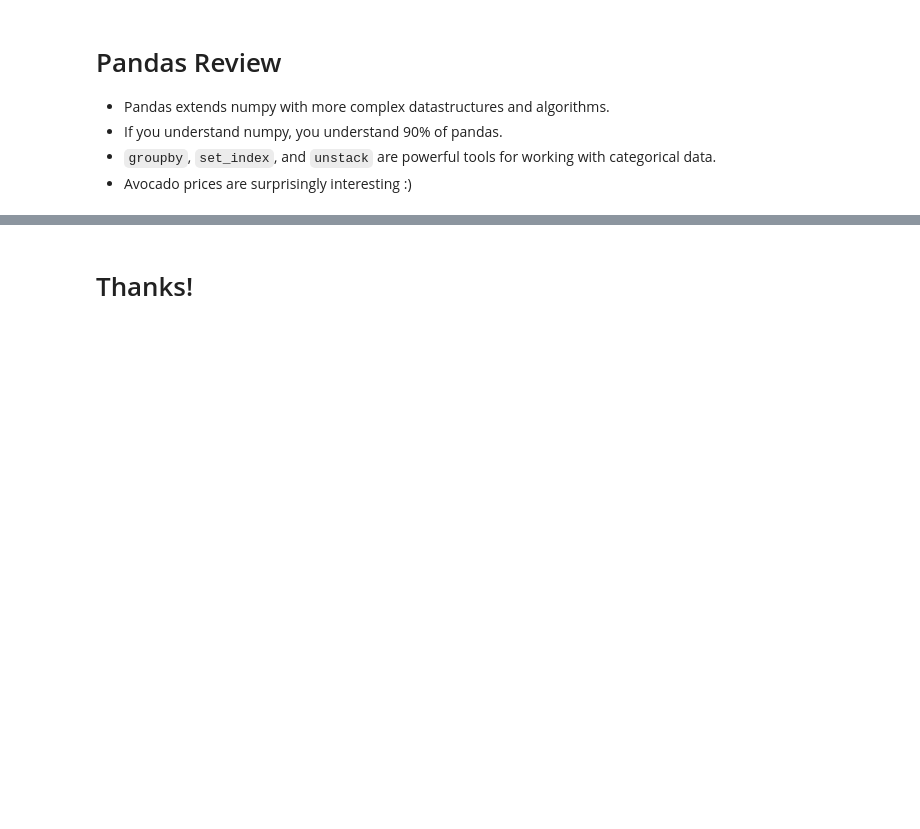
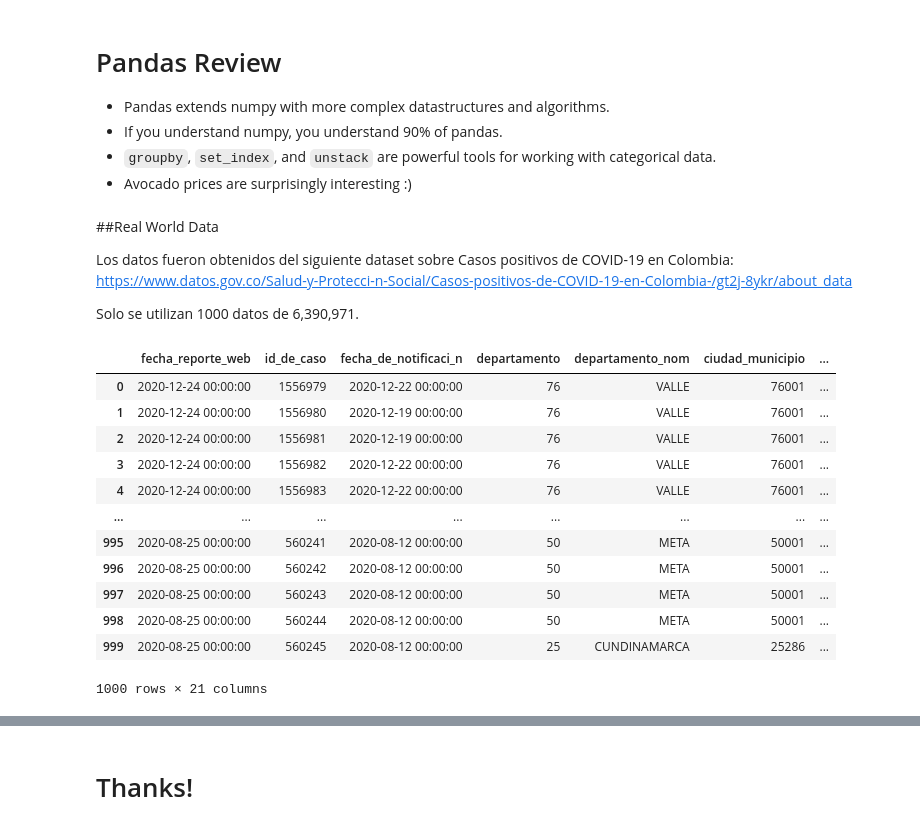
Before and after one commit to daperezch/MetNumUN2024I, a Jupyter notebook: Lab2/daperezch_Lab2.ipynb, the cells around one changed output, grey strips where cells are left out. Saved outputs shown, nothing was run; the diff lists cells and outputs as text; code cells hidden in the pictures; blank space fills up the shorter version.

```diff
--- a/Lab2/daperezch_Lab2.ipynb
+++ b/Lab2/daperezch_Lab2.ipynb
@@ -1822,3 +1824,37 @@ ax.set_xticklabels(ax.get_xticklabels(), rotation=45);
 - If you understand numpy, you understand 90% of pandas.
 - `groupby`, `set_index`, and `unstack` are powerful tools for working with categorical data.
 - Avocado prices are surprisingly interesting :)
+# %% [markdown]
+##Real World Data
+
+Los datos fueron obtenidos del siguiente dataset sobre Casos positivos de COVID-19 en Colombia: https://www.datos.gov.co/Salud-y-Protecci-n-Social/Casos-positivos-de-COVID-19-en-Colombia-/gt2j-8ykr/about_data
+
+Solo se utilizan 1000 datos de 6,390,971.
+# %%
+## Needed Libraries.
+from urllib.parse import urlencode
+import pandas as pd
+import requests
+
+## Request data from url
+resp = requests.get('https://www.datos.gov.co/resource/gt2j-8ykr.json')
+
+data = resp.json()
+
+tabla = pd.DataFrame(data)
+
+display(tabla)
+# %% [output]
+|  | fecha_reporte_web | id_de_caso | fecha_de_notificaci_n | departamento | departamento_nom | ciudad_municipio | ... |
+| 0 | 2020-12-24 00:00:00 | 1556979 | 2020-12-22 00:00:00 | 76 | VALLE | 76001 | ... |
+| 1 | 2020-12-24 00:00:00 | 1556980 | 2020-12-19 00:00:00 | 76 | VALLE | 76001 | ... |
+| 2 | 2020-12-24 00:00:00 | 1556981 | 2020-12-19 00:00:00 | 76 | VALLE | 76001 | ... |
+| 3 | 2020-12-24 00:00:00 | 1556982 | 2020-12-22 00:00:00 | 76 | VALLE | 76001 | ... |
+| 4 | 2020-12-24 00:00:00 | 1556983 | 2020-12-22 00:00:00 | 76 | VALLE | 76001 | ... |
+| ... | ... | ... | ... | ... | ... | ... | ... |
+| 995 | 2020-08-25 00:00:00 | 560241 | 2020-08-12 00:00:00 | 50 | META | 50001 | ... |
+| 996 | 2020-08-25 00:00:00 | 560242 | 2020-08-12 00:00:00 | 50 | META | 50001 | ... |
+| 997 | 2020-08-25 00:00:00 | 560243 | 2020-08-12 00:00:00 | 50 | META | 50001 | ... |
+| 998 | 2020-08-25 00:00:00 | 560244 | 2020-08-12 00:00:00 | 50 | META | 50001 | ... |
+| 999 | 2020-08-25 00:00:00 | 560245 | 2020-08-12 00:00:00 | 25 | CUNDINAMARCA | 25286 | ... |
+1000 rows × 21 columns
```
Also changed, not shown: parts of 7 cells of this notebook.
